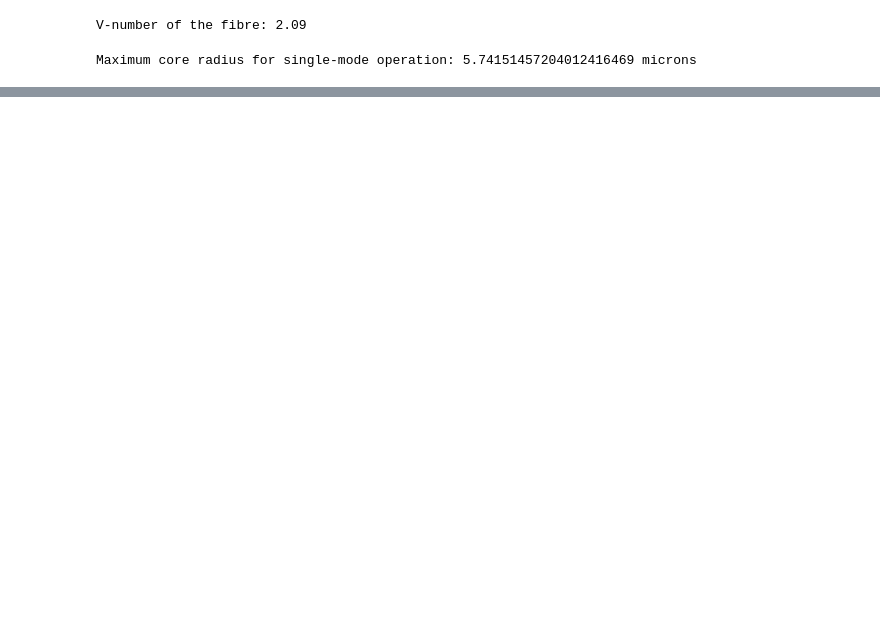
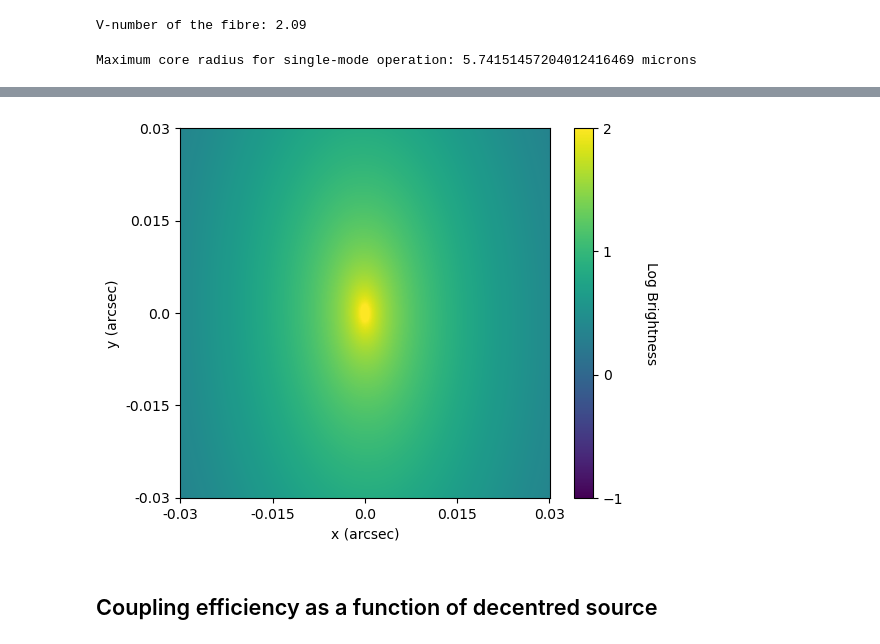
Before and after one commit to TongyueLiu/OH-Suppression-MRes-Project, a Jupyter notebook: notebooks/surface_brightness_profiles/GOODS12965_z_1_galaxy.ipynb, the cells around one changed output, grey strips where cells are left out. Cells and saved outputs as stored; diff of their text form; code cells hidden in the pictures; blank space fills up the shorter version.

```diff
--- a/notebooks/surface_brightness_profiles/GOODS12965_z_1_galaxy.ipynb
+++ b/notebooks/surface_brightness_profiles/GOODS12965_z_1_galaxy.ipynb
@@ -492,0 +626,29 @@ lam0 = 1.5e-6 # wavelength of beam in vacuum
+# %%
+angular_extent_smf = 0.0591/2 # arcsec, which is half of the FOV of a 125e-6m light bucket at the Coudé focus, based on the plate scale calculated above.
+
+x_arcsec_1d_smf = np.linspace(-angular_extent_smf, angular_extent_smf, n_grid)
+y_arcsec_1d_smf = np.linspace(-angular_extent_smf, angular_extent_smf, n_grid)
+
+x_arcsec_smf, y_arcsec_smf = np.meshgrid(x_arcsec_1d_smf, y_arcsec_1d_smf)
+# %%
+img_smf = model_cent(x_arcsec_smf, y_arcsec_smf)
+log_img_smf = np.log10(img_smf)
+
+fig, ax = plt.subplots()
+im = ax.imshow(log_img_smf, origin='lower', interpolation='nearest',
+               vmin=-1, vmax=2)
+cbar = fig.colorbar(im, ax=ax)
+cbar.set_label('Log Brightness', rotation=270, labelpad=25)
+# Set ticks in arcseconds for the x and y axes
+ax.set_xticks(np.linspace(0, n_grid-1, 5))
+ax.set_xticklabels(np.round(np.linspace(-angular_extent_smf, angular_extent_smf, 5), 3))
+ax.set_yticks(np.linspace(0, n_grid-1, 5))
+ax.set_yticklabels(np.round(np.linspace(-angular_extent_smf, angular_extent_smf, 5), 3))
+cbar.set_ticks([-1, 0, 1, 2])
+plt.xlabel('x (arcsec)')
+plt.ylabel('y (arcsec)')
+plt.show()
+# %% [output]
+[figure, added]
+# %% [markdown]
+## Coupling efficiency as a function of decentred source
```
Also changed, not shown: parts of 37 cells of this notebook.
